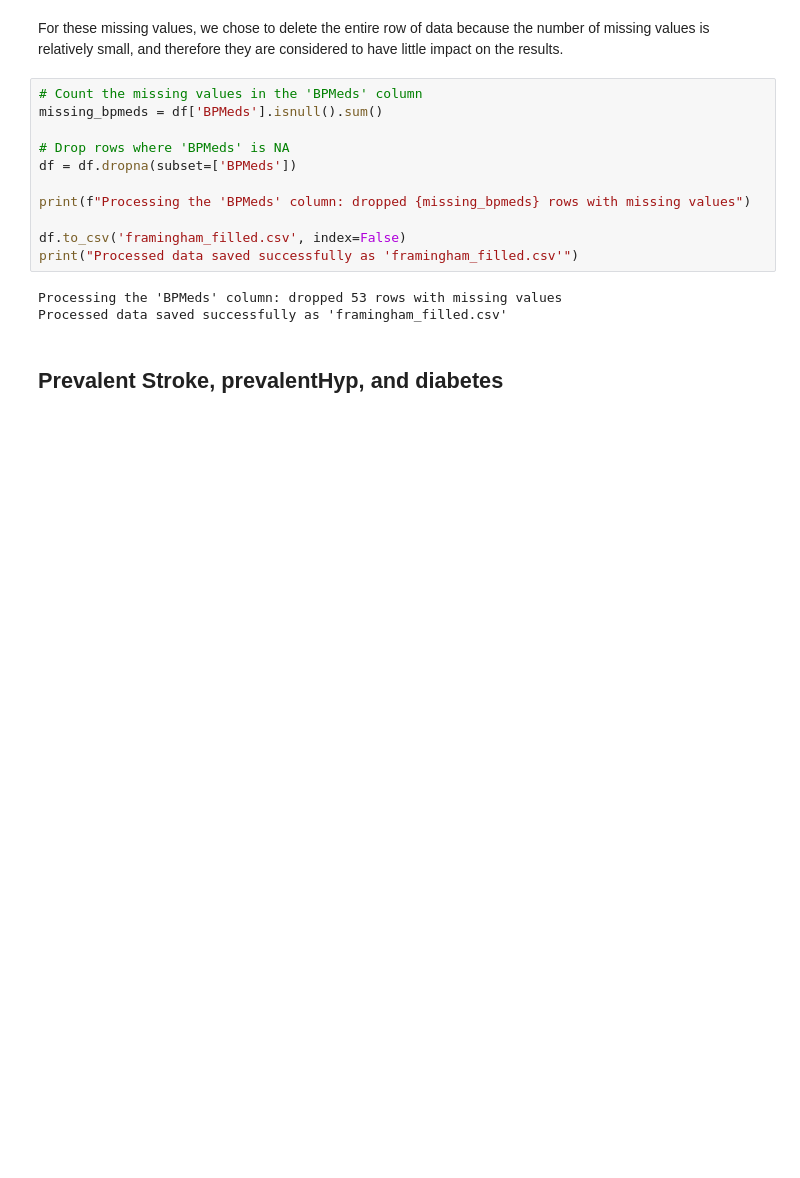
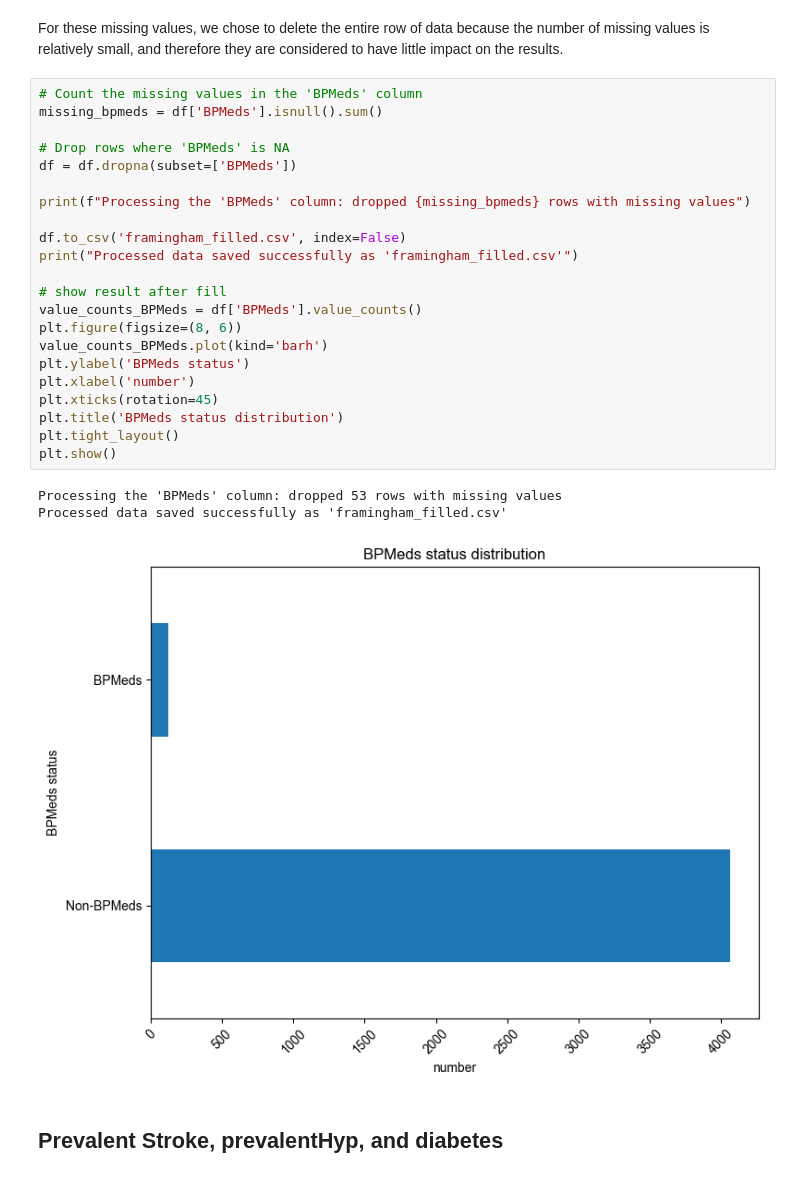
Before and after one commit to xuyihaowwa123/CHD_data_analysis2, a Jupyter notebook: CHD_data_analysis.ipynb, the cells around one changed output. Cells and saved outputs as stored; diff of their text form; blank space fills up the shorter version.

```diff
--- a/CHD_data_analysis.ipynb
+++ b/CHD_data_analysis.ipynb
@@ -250,17 +263,29 @@ For these missing values, we chose to delete the entire row of data because the
 # %%
 # Count the missing values in the 'BPMeds' column
 missing_bpmeds = df['BPMeds'].isnull().sum()
 
 # Drop rows where 'BPMeds' is NA
 df = df.dropna(subset=['BPMeds'])
 
 print(f"Processing the 'BPMeds' column: dropped {missing_bpmeds} rows with missing values")
 
 df.to_csv('framingham_filled.csv', index=False)
 print("Processed data saved successfully as 'framingham_filled.csv'")
+
+# show result after fill
+value_counts_BPMeds = df['BPMeds'].value_counts()
+plt.figure(figsize=(8, 6))
+value_counts_BPMeds.plot(kind='barh')
+plt.ylabel('BPMeds status')
+plt.xlabel('number')
+plt.xticks(rotation=45)
+plt.title('BPMeds status distribution')
+plt.tight_layout()
+plt.show()
 # %% [output]
 Processing the 'BPMeds' column: dropped 53 rows with missing values
 Processed data saved successfully as 'framingham_filled.csv'
+[figure, added]
 # %% [markdown]
 ## Prevalent Stroke, prevalentHyp, and diabetes
 # %%
```
Also changed, not shown: parts of 6 cells of this notebook, 1 other file.
